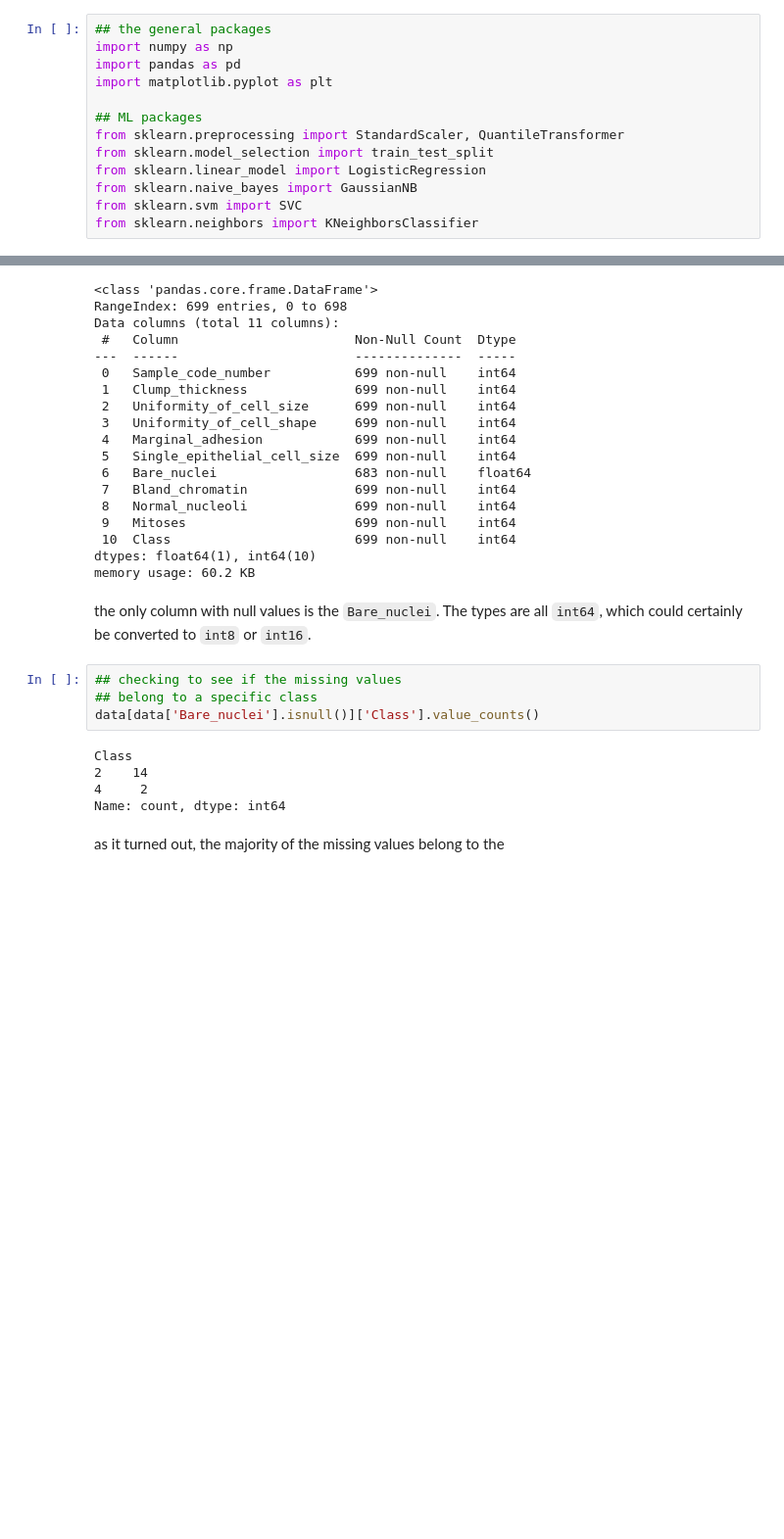
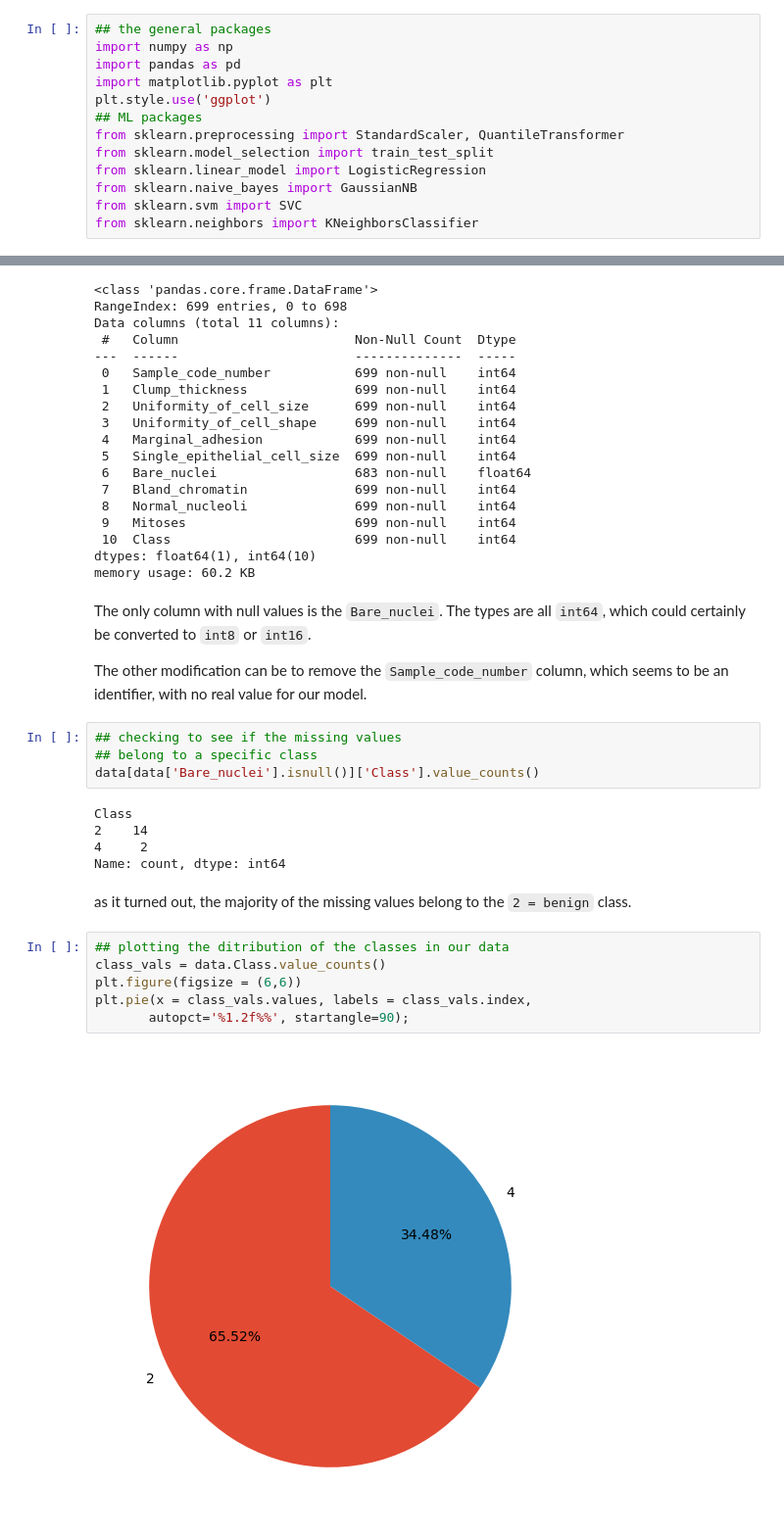
Before and after one commit to NikkiShah93/Python, a Jupyter notebook: MLProjects/SupervisedLearning/binatyClassification.ipynb, the cells around one changed output, grey strips where cells are left out. Shown at 98% size. Cells and saved outputs as stored; diff of their text form; blank space fills up the shorter version.

Commit message:
cleaned, and visualized the data

```diff
--- a/MLProjects/SupervisedLearning/binatyClassification.ipynb
+++ b/MLProjects/SupervisedLearning/binatyClassification.ipynb
@@ -11,7 +11,7 @@ In this notebook, we will work on a binary classification using the following al
 import numpy as np
 import pandas as pd
 import matplotlib.pyplot as plt
-
+plt.style.use('ggplot')
 ## ML packages
 from sklearn.preprocessing import StandardScaler, QuantileTransformer
 from sklearn.model_selection import train_test_split
@@ -55,7 +55,9 @@ Data columns (total 11 columns):
 dtypes: float64(1), int64(10)
 memory usage: 60.2 KB
 # %% [markdown]
-the only column with null values is the `Bare_nuclei`. The types are all `int64`, which could certainly be converted to `int8` or `int16`.
+The only column with null values is the `Bare_nuclei`. The types are all `int64`, which could certainly be converted to `int8` or `int16`.
+
+The other modification can be to remove the `Sample_code_number` column, which seems to be an identifier, with no real value for our model.
 # %%
 ## checking to see if the missing values
 ## belong to a specific class
@@ -66,4 +68,12 @@ Class
 4     2
 Name: count, dtype: int64
 # %% [markdown]
-as it turned out, the majority of the missing values belong to the
+as it turned out, the majority of the missing values belong to the `2 = benign` class.
+# %%
+## plotting the ditribution of the classes in our data
+class_vals = data.Class.value_counts()
+plt.figure(figsize = (6,6))
+plt.pie(x = class_vals.values, labels = class_vals.index,
+       autopct='%1.2f%%', startangle=90);
+# %% [output]
+[figure, added]
```
Also changed, not shown: parts of 9 cells of this notebook.
